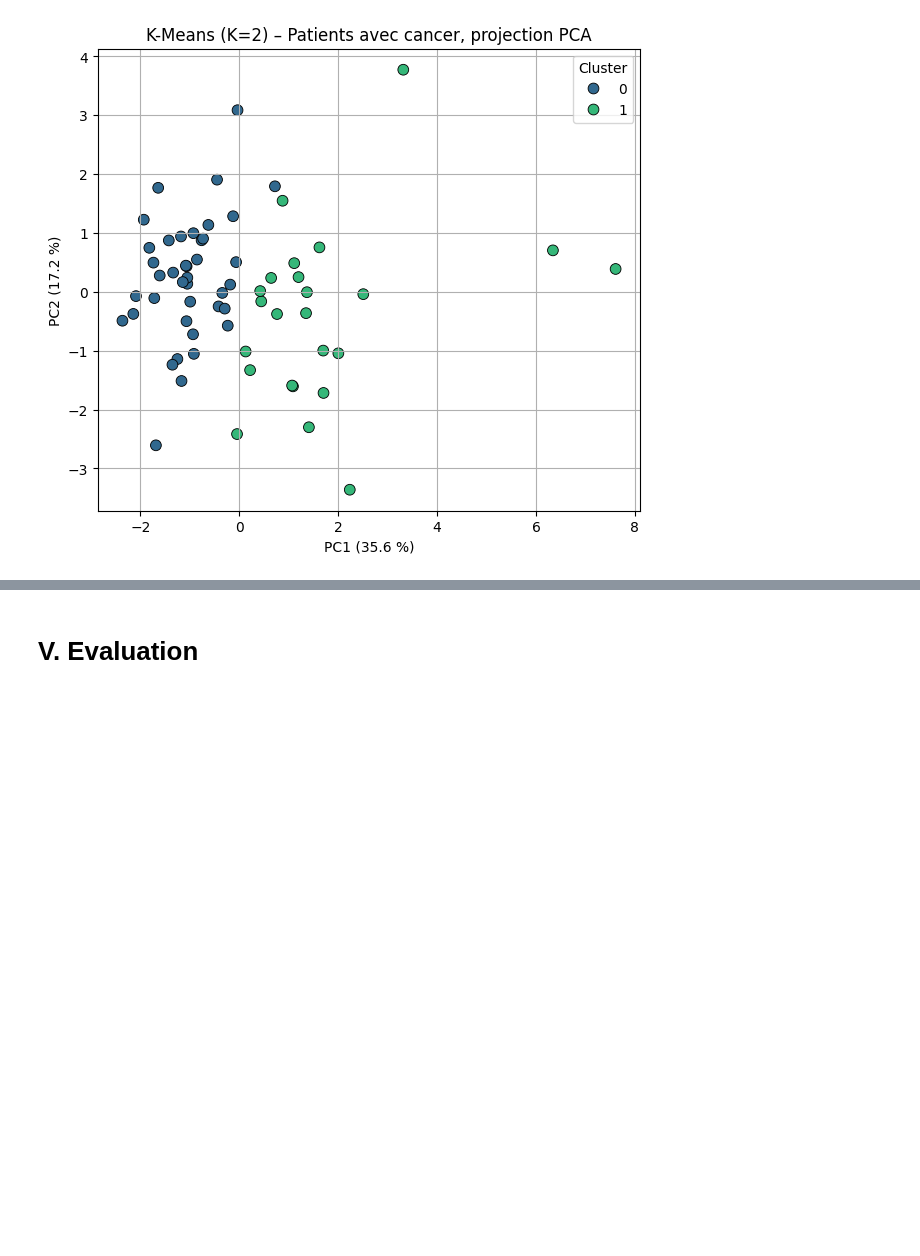
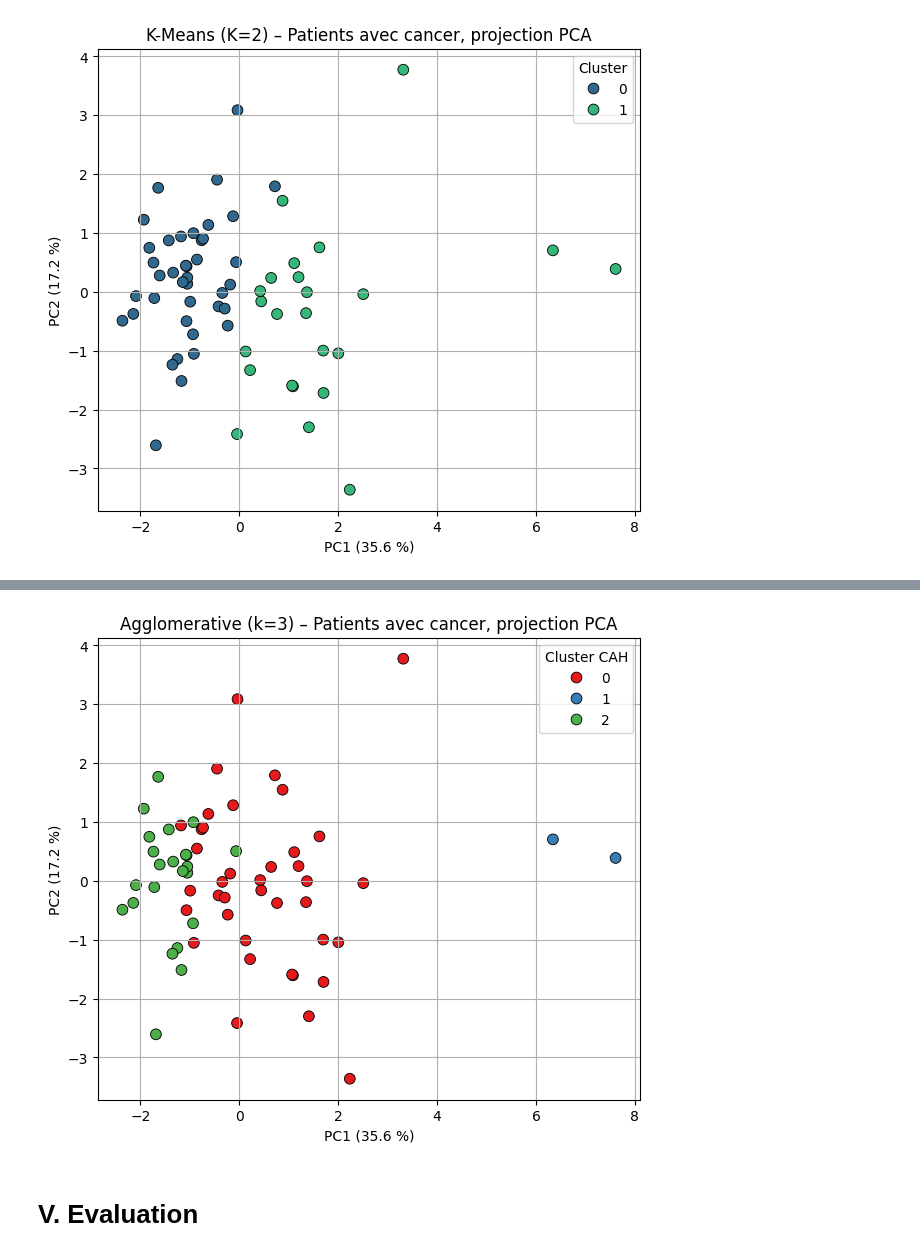
Before and after one commit to eyaguirat10/CoWin-Breast-Cancer-Detection, a Jupyter notebook: MiniProjet_ML2Partie2_.ipynb, the cells around one changed output, grey strips where cells are left out. Drawn from its saved outputs; the diff is of its cells as text; code cells hidden in the pictures; blank space fills up the shorter version.

```diff
--- a/MiniProjet_ML2Partie2_.ipynb
+++ b/MiniProjet_ML2Partie2_.ipynb
@@ -479,3 +626,33 @@ Un nom cohérent :
+# %%
+from sklearn.decomposition import PCA
+import seaborn as sns
+import matplotlib.pyplot as plt
+
+# On part de X_cancer_scaled (patients avec cancer, standardisées)
+pca_agg = PCA(n_components=2)
+X_cancer_pca_agg = pca_agg.fit_transform(X_cancer_scaled)
+
+# Ajouter les composantes au df_cancer
+df_cancer["PC1_agg"] = X_cancer_pca_agg[:, 0]
+df_cancer["PC2_agg"] = X_cancer_pca_agg[:, 1]
+
+plt.figure(figsize=(7, 6))
+sns.scatterplot(
+    data=df_cancer,
+    x="PC1_agg", y="PC2_agg",
+    hue="cluster_agg_3",        # labels CAH (0 et 1 dans ton cas)
+    palette="Set1",
+    s=60,
+    edgecolor="k"
+)
+plt.xlabel(f"PC1 ({pca_agg.explained_variance_ratio_[0]*100:.1f} %)")
+plt.ylabel(f"PC2 ({pca_agg.explained_variance_ratio_[1]*100:.1f} %)")
+plt.title("Agglomerative (k=3) – Patients avec cancer, projection PCA")
+plt.legend(title="Cluster CAH")
+plt.grid(True)
+plt.show()
+# %% [output]
+[figure, added]
 # %% [markdown]
 # **V. Evaluation**
 # %% [markdown]
```
Also changed, not shown: parts of 13 cells of this notebook.
